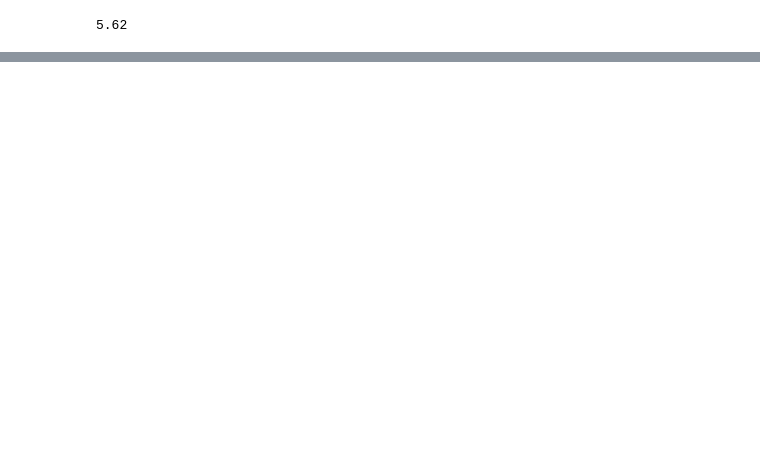
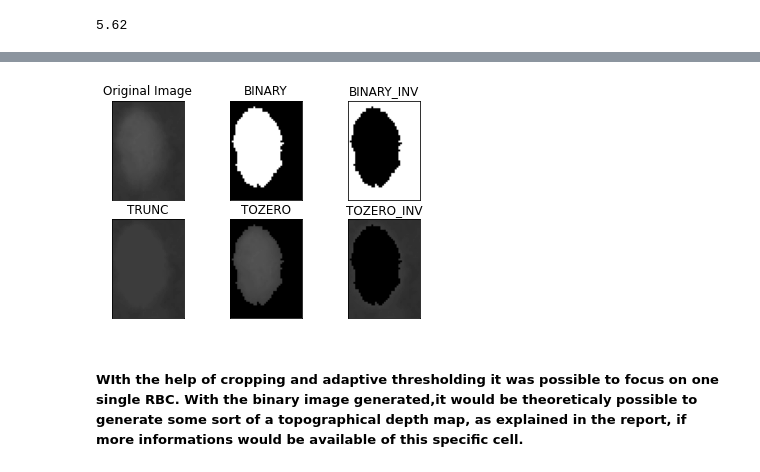
Before and after one commit to DominiquePeytrignet/IP2, a Jupyter notebook: PythonFiles/Red_Blood_Cell.ipynb, the cells around one changed output, grey strips where cells are left out. Saved outputs shown, nothing was run; the diff lists cells and outputs as text; code cells hidden in the pictures; blank space fills up the shorter version.

Commit message:
Cropping and adaptive thresholding

```diff
--- a/PythonFiles/Red_Blood_Cell.ipynb
+++ b/PythonFiles/Red_Blood_Cell.ipynb
@@ -185,0 +292,24 @@ cv2.destroyAllWindows()
+# %%
+# https://docs.opencv.org/4.x/d7/d4d/tutorial_py_thresholding.html
+import cv2 as cv
+import numpy as np
+from matplotlib import pyplot as plt
+a= 60
+img = cv.imread('cropped_RBC.png', cv.IMREAD_GRAYSCALE)
+assert img is not None, "file could not be read, check with os.path.exists()"
+ret,thresh1 = cv.threshold(img,a,255,cv.THRESH_BINARY)
+ret,thresh2 = cv.threshold(img,a,255,cv.THRESH_BINARY_INV)
+ret,thresh3 = cv.threshold(img,a,255,cv.THRESH_TRUNC)
+ret,thresh4 = cv.threshold(img,a,255,cv.THRESH_TOZERO)
+ret,thresh5 = cv.threshold(img,a,255,cv.THRESH_TOZERO_INV)
+titles = ['Original Image','BINARY','BINARY_INV','TRUNC','TOZERO','TOZERO_INV']
+images = [img, thresh1, thresh2, thresh3, thresh4, thresh5]
+for i in range(6):
+    plt.subplot(2,3,i+1),plt.imshow(images[i],'gray',vmin=0,vmax=255)
+    plt.title(titles[i])
+    plt.xticks([]),plt.yticks([])
+plt.show()
+# %% [output]
+[figure, added]
+# %% [markdown]
+##### WIth the help of cropping and adaptive thresholding it was possible to focus on one single RBC. With the binary image generated,it would be theoreticaly possible to generate some sort of a topographical depth map, as explained in the report, if more informations would be available of this specific cell.
```
Also changed, not shown: parts of 14 cells of this notebook, 4 other files.
